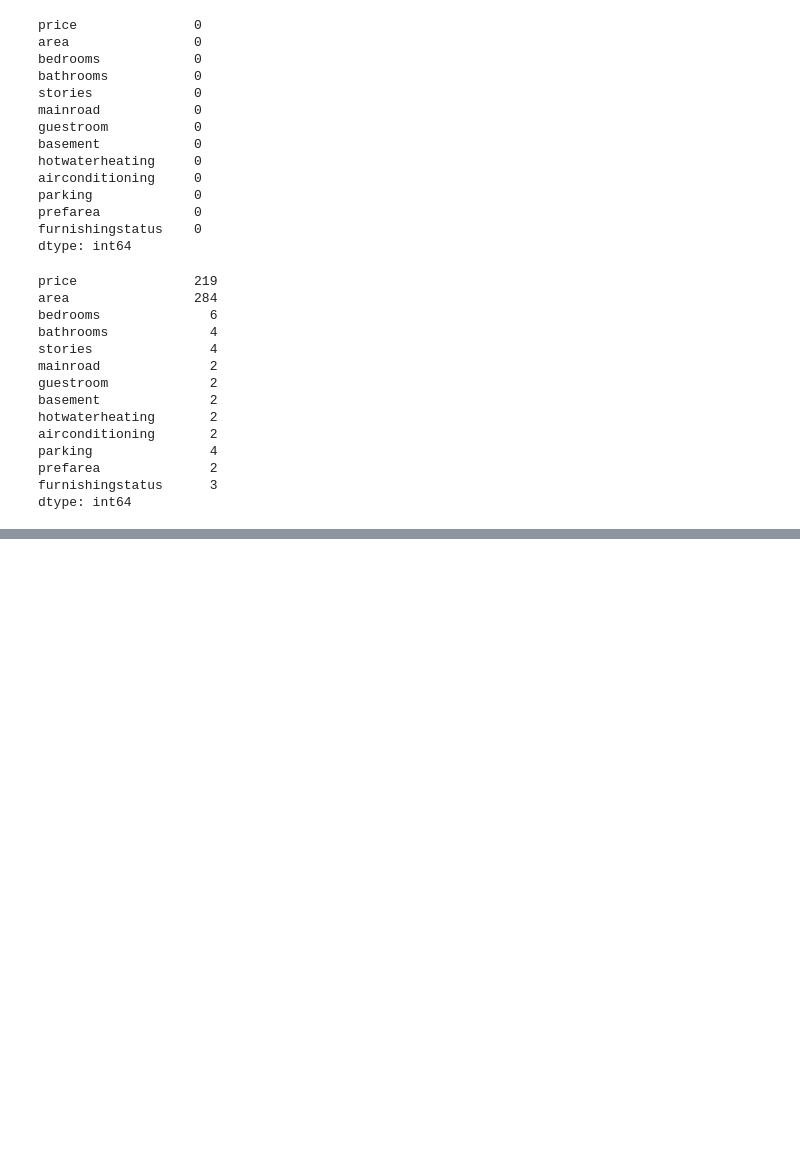
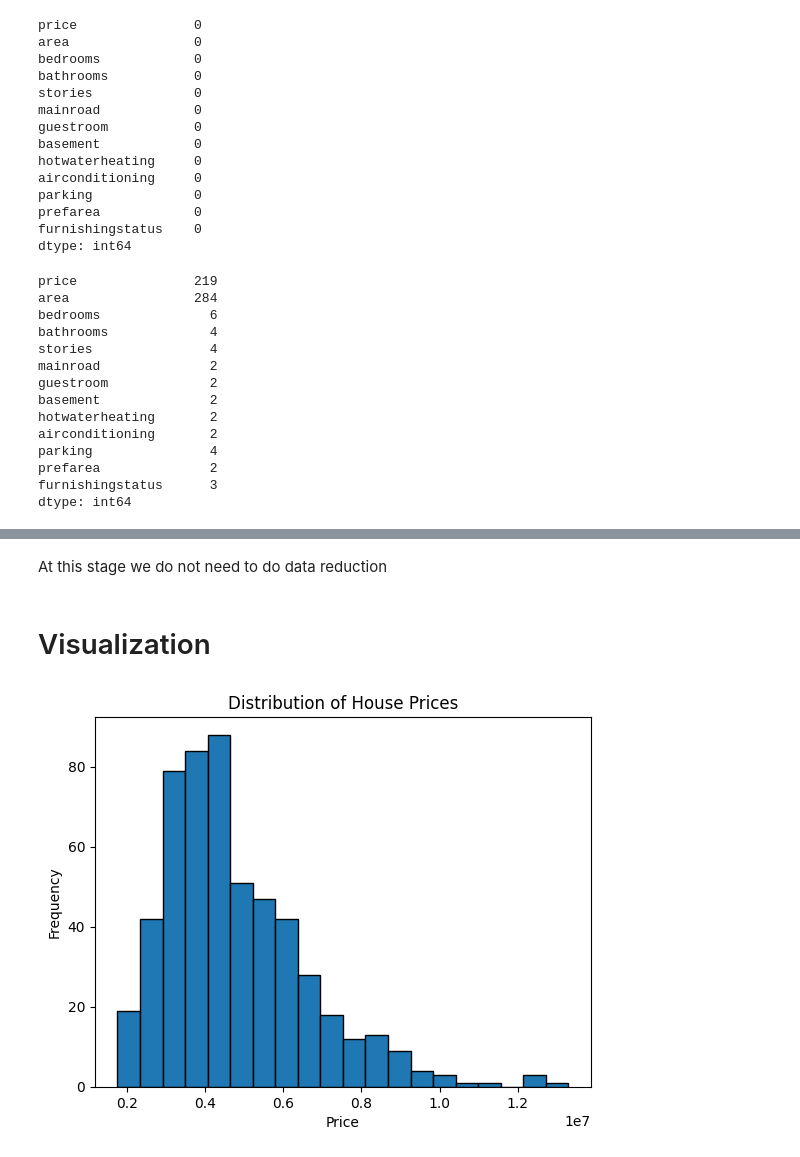
Before and after one commit to JherrerasPY/Project-001_House-Price-Prediction_Easy, a Jupyter notebook: house-price.ipynb, the cells around one changed output, grey strips where cells are left out. Cells and saved outputs as stored; diff of their text form; code cells hidden in the pictures; blank space fills up the shorter version.

```diff
--- a/house-price.ipynb
+++ b/house-price.ipynb
@@ -130,0 +183,14 @@ dtype: int64
+# %% [markdown]
+At this stage we do not need to do data reduction
+# %% [markdown]
+# Visualization
+# %%
+prices = df['price']
+
+plt.hist(prices, bins=20, edgecolor='black')
+plt.xlabel('Price')
+plt.ylabel('Frequency')
+plt.title('Distribution of House Prices')
+plt.show()
+# %% [output]
+[figure, added]
```
Also changed, not shown: parts of 7 cells of this notebook.
